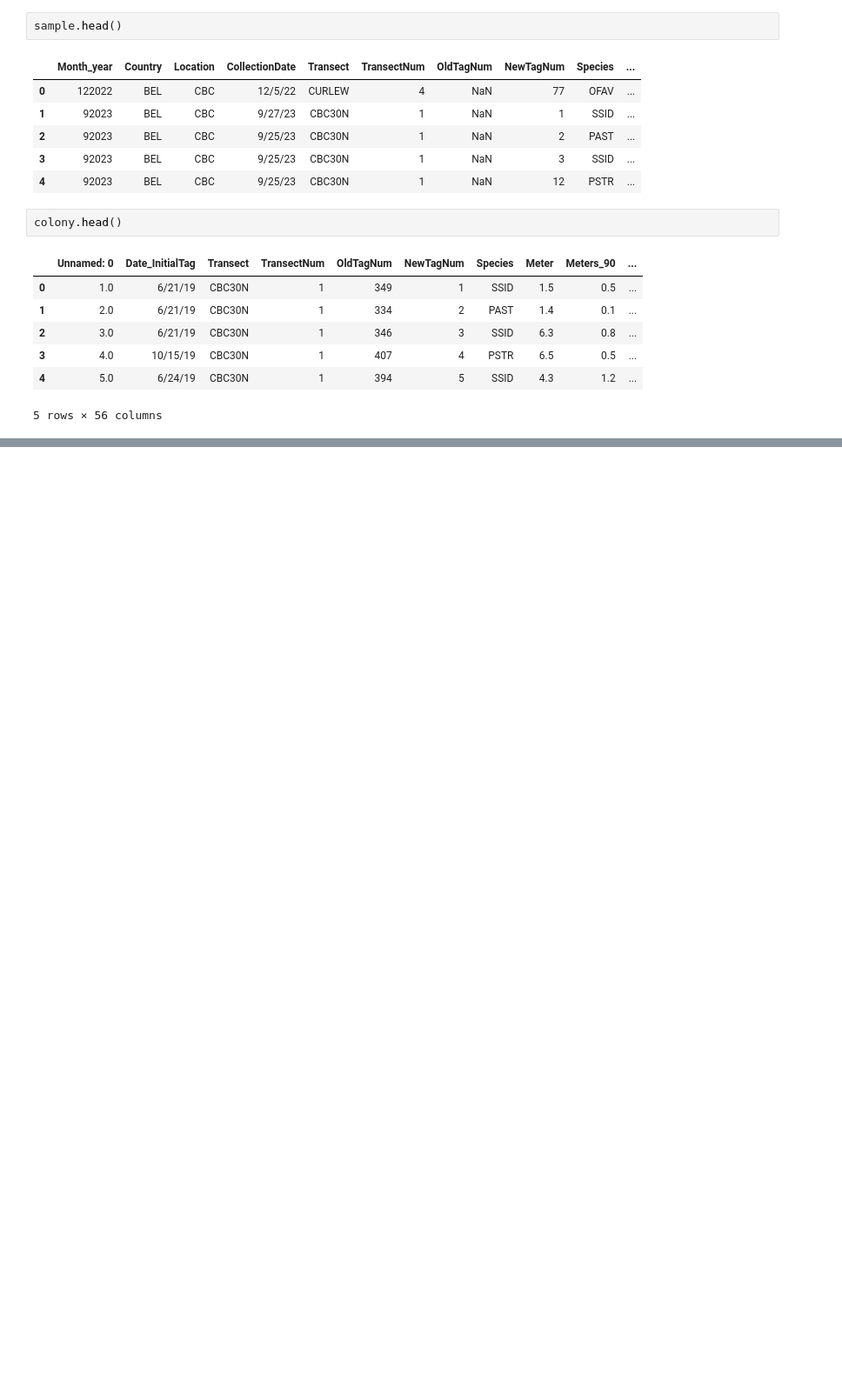
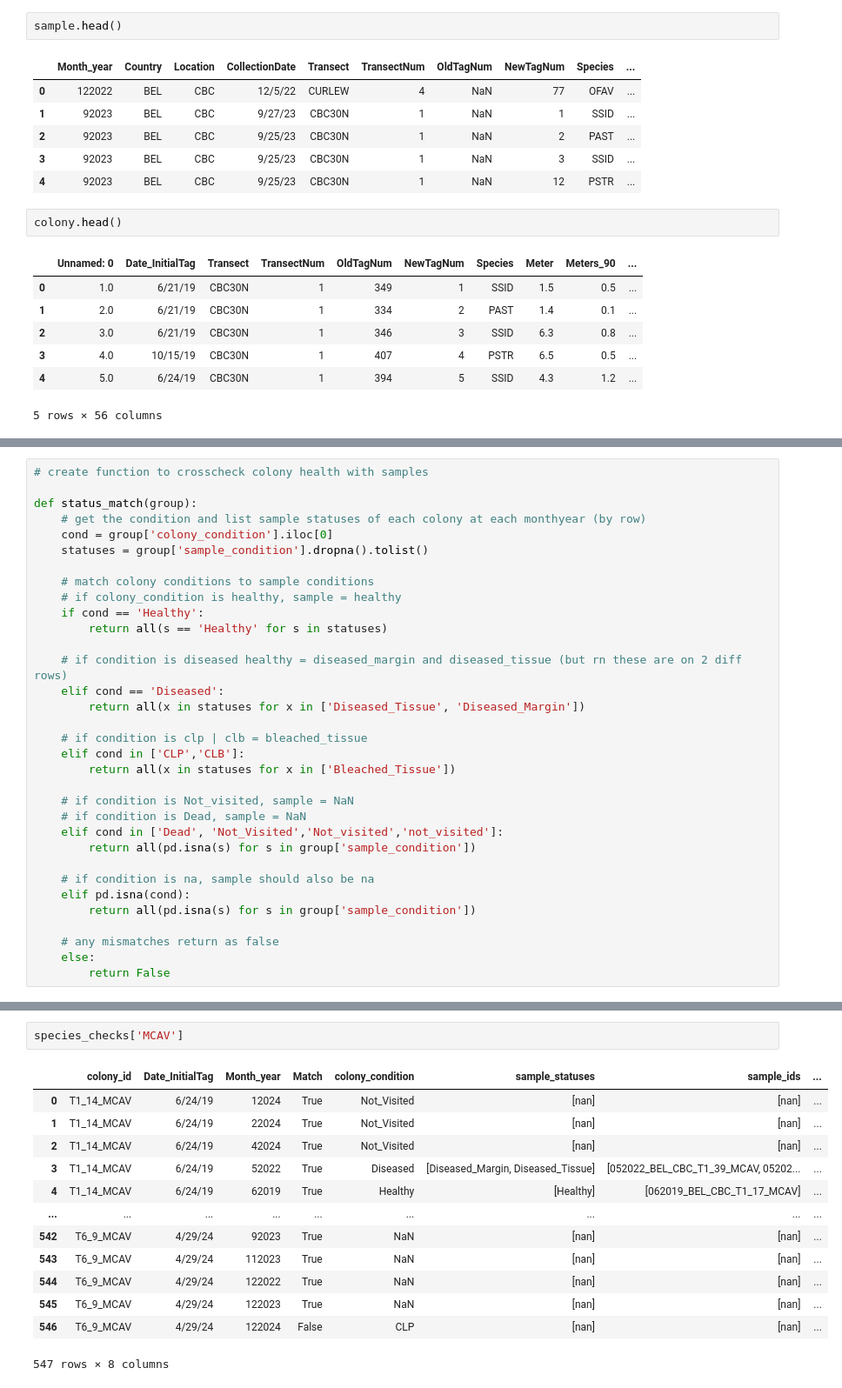
Before and after one commit to brookewicz/Code_notebook, a Jupyter notebook: QA_QC/SampleData/BleachedSamples.ipynb, the cells around one changed output, grey strips where cells are left out. Shown at 87% size. Cells and saved outputs as stored; diff of their text form; blank space fills up the shorter version.

```diff
--- a/QA_QC/SampleData/BleachedSamples.ipynb
+++ b/QA_QC/SampleData/BleachedSamples.ipynb
@@ -71,0 +80,33 @@ clb_sample
+# %%
+# create function to crosscheck colony health with samples
+
+def status_match(group):
+    # get the condition and list sample statuses of each colony at each monthyear (by row)
+    cond = group['colony_condition'].iloc[0]
+    statuses = group['sample_condition'].dropna().tolist()
+
+    # match colony conditions to sample conditions
+    # if colony_condition is healthy, sample = healthy
+    if cond == 'Healthy':
+        return all(s == 'Healthy' for s in statuses)
+
+    # if condition is diseased healthy = diseased_margin and diseased_tissue (but rn these are on 2 diff rows)
+    elif cond == 'Diseased':
+        return all(x in statuses for x in ['Diseased_Tissue', 'Diseased_Margin'])
+
+    # if condition is clp | clb = bleached_tissue
+    elif cond in ['CLP','CLB']:
+        return all(x in statuses for x in ['Bleached_Tissue'])
+
+    # if condition is Not_visited, sample = NaN
+    # if condition is Dead, sample = NaN
+    elif cond in ['Dead', 'Not_Visited','Not_visited','not_visited']:
+        return all(pd.isna(s) for s in group['sample_condition'])
+
+    # if condition is na, sample should also be na
+    elif pd.isna(cond):
+        return all(pd.isna(s) for s in group['sample_condition'])
+
+    # any mismatches return as false
+    else:
+        return False
@@ -71,0 +187,16 @@ clb_sample
+# %%
+species_checks['MCAV']
+# %% [output]
+|  | colony_id | Date_InitialTag | Month_year | Match | colony_condition | sample_statuses | sample_ids | ... |
+| 0 | T1_14_MCAV | 6/24/19 | 12024 | True | Not_Visited | [nan] | [nan] | ... |
+| 1 | T1_14_MCAV | 6/24/19 | 22024 | True | Not_Visited | [nan] | [nan] | ... |
+| 2 | T1_14_MCAV | 6/24/19 | 42024 | True | Not_Visited | [nan] | [nan] | ... |
+| 3 | T1_14_MCAV | 6/24/19 | 52022 | True | Diseased | [Diseased_Margin, Diseased_Tissue] | [052022_BEL_CBC_T1_39_MCAV, 05202... | ... |
+| 4 | T1_14_MCAV | 6/24/19 | 62019 | True | Healthy | [Healthy] | [062019_BEL_CBC_T1_17_MCAV] | ... |
+| ... | ... | ... | ... | ... | ... | ... | ... | ... |
+| 542 | T6_9_MCAV | 4/29/24 | 92023 | True | NaN | [nan] | [nan] | ... |
+| 543 | T6_9_MCAV | 4/29/24 | 112023 | True | NaN | [nan] | [nan] | ... |
+| 544 | T6_9_MCAV | 4/29/24 | 122022 | True | NaN | [nan] | [nan] | ... |
+| 545 | T6_9_MCAV | 4/29/24 | 122023 | True | NaN | [nan] | [nan] | ... |
+| 546 | T6_9_MCAV | 4/29/24 | 122024 | False | CLP | [nan] | [nan] | ... |
+547 rows × 8 columns
```
Also changed, not shown: parts of 18 cells of this notebook.
